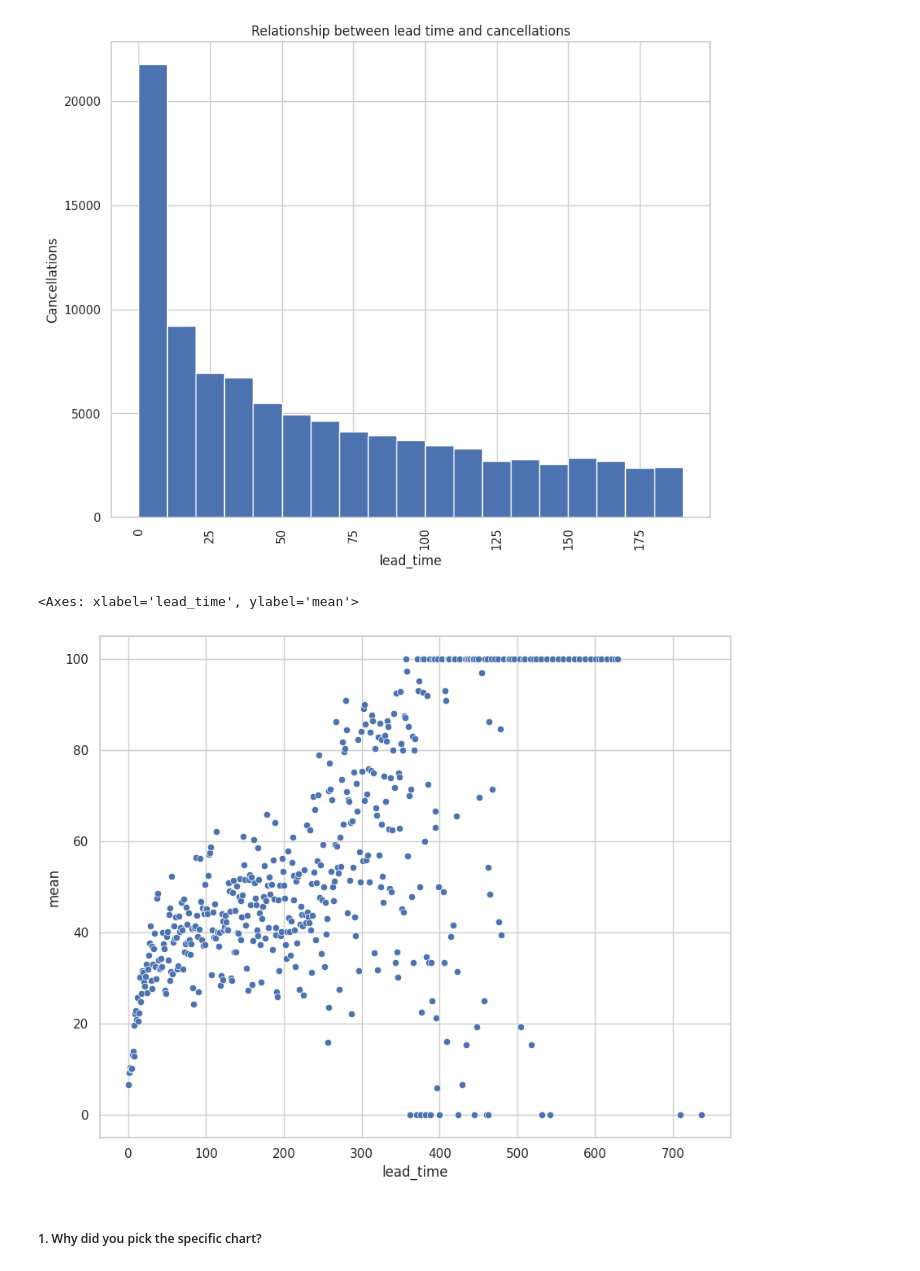
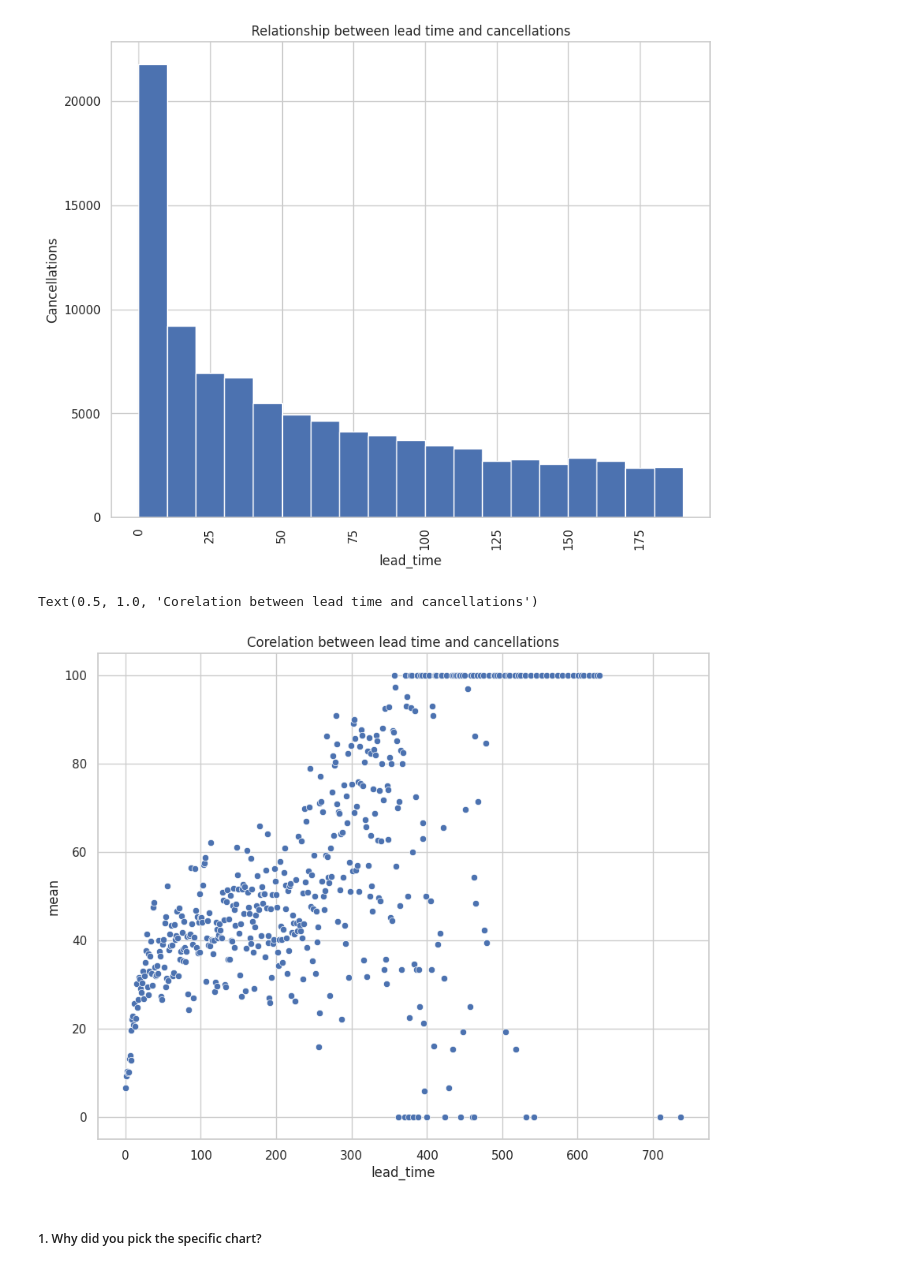
Before and after one commit to amoghsawant17/EDA_Project_Amogh, a Jupyter notebook: EDA_Hotel_Booking_Analysis.ipynb, the cells around one changed output. Drawn from its saved outputs; the diff is of its cells as text; code cells hidden in the pictures.

```diff
--- a/EDA_Hotel_Booking_Analysis.ipynb
+++ b/EDA_Hotel_Booking_Analysis.ipynb
@@ -807,10 +807,11 @@ Text(0.5, 1.0, 'Relationship between lead time and cancellations')
 # %%
 # Corelation between 'lead_time' & Cancellations
 a = df_new.groupby("lead_time")['is_canceled'].describe()
 sns.scatterplot(x=a.index, y=a["mean"] * 100)
+plt.title('Corelation between lead time and cancellations')
 # %% [output]
-<Axes: xlabel='lead_time', ylabel='mean'>
+Text(0.5, 1.0, 'Corelation between lead time and cancellations')
-[figure, old version]
+[figure, new version]
 # %% [markdown]
 ##### 1. Why did you pick the specific chart?
 # %% [markdown]
```
